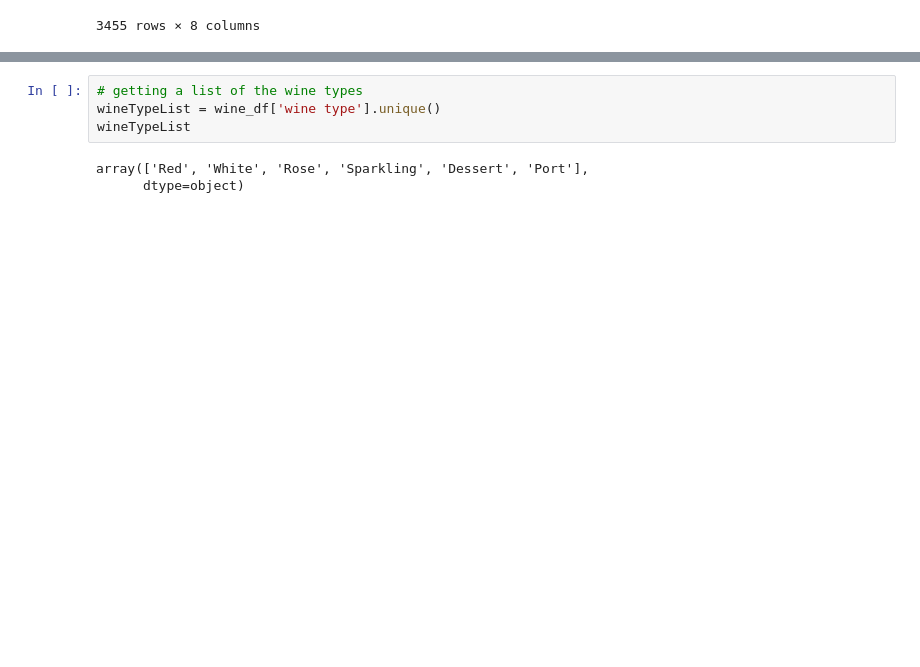
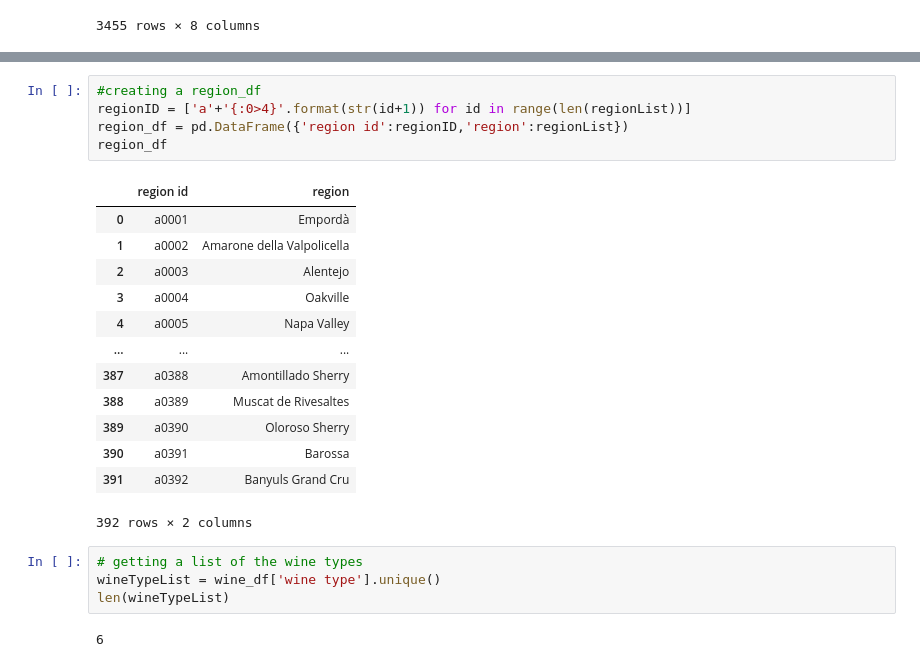
Before and after one commit to SantDRS/G3_Project3, a Jupyter notebook: starterCode.ipynb, the cells around one changed output, grey strips where cells are left out. Drawn from its saved outputs; the diff is of its cells as text; blank space fills up the shorter version.

```diff
--- a/starterCode.ipynb
+++ b/starterCode.ipynb
@@ -230,7 +251,25 @@ array(['Empordà', 'Amarone della Valpolicella', 'Alentejo', 'Oakville',
+# %%
+#creating a region_df
+regionID = ['a'+'{:0>4}'.format(str(id+1)) for id in range(len(regionList))]
+region_df = pd.DataFrame({'region id':regionID,'region':regionList})
+region_df
+# %% [output]
+|  | region id | region |
+| 0 | a0001 | Empordà |
+| 1 | a0002 | Amarone della Valpolicella |
+| 2 | a0003 | Alentejo |
+| 3 | a0004 | Oakville |
+| 4 | a0005 | Napa Valley |
+| ... | ... | ... |
+| 387 | a0388 | Amontillado Sherry |
+| 388 | a0389 | Muscat de Rivesaltes |
+| 389 | a0390 | Oloroso Sherry |
+| 390 | a0391 | Barossa |
+| 391 | a0392 | Banyuls Grand Cru |
+392 rows × 2 columns
 # %%
 # getting a list of the wine types
 wineTypeList = wine_df['wine type'].unique()
-wineTypeList
+len(wineTypeList)
 # %% [output]
-array(['Red', 'White', 'Rose', 'Sparkling', 'Dessert', 'Port'],
-      dtype=object)
+6
```
Also changed, not shown: parts of 6 cells of this notebook.
